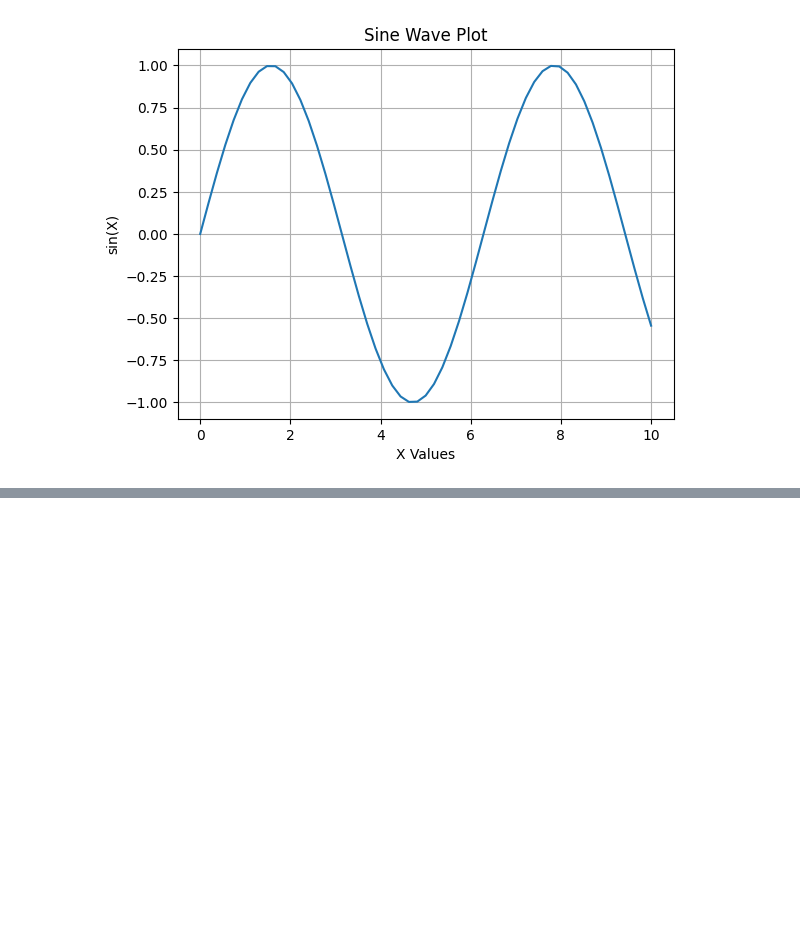
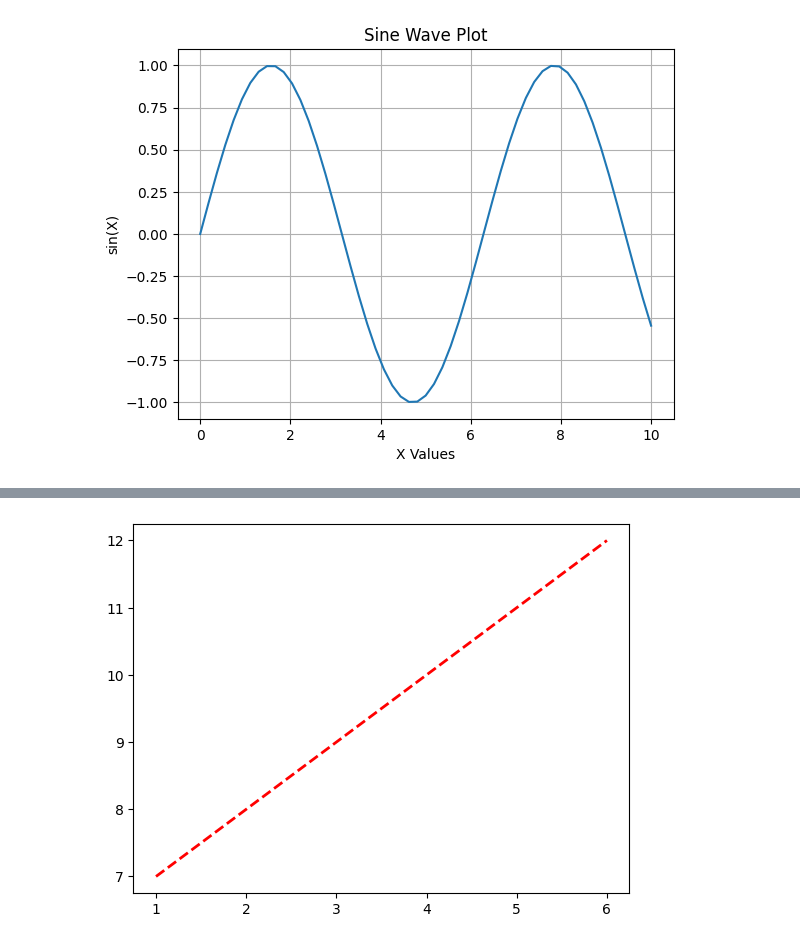
Before and after one commit to MuthuswamyNadar/Python-DSA, a Jupyter notebook: Practise Python/Module 7 (data-toolKit)/Matplotlib.ipynb, the cells around one changed output, grey strips where cells are left out. Saved outputs shown, nothing was run; the diff lists cells and outputs as text; code cells hidden in the pictures; blank space fills up the shorter version.

```diff
--- a/Practise Python/Module 7 (data-toolKit)/Matplotlib.ipynb
+++ b/Practise Python/Module 7 (data-toolKit)/Matplotlib.ipynb
@@ -170,0 +193,6 @@ plt.show()  # This will show the plot window
+# %%
+# making the basic plot
+plt.plot(x,y,color='red',linestyle='--',linewidth=2)
+plt.show()
+# %% [output]
+[figure, added]
```
Also changed, not shown: parts of 7 cells of this notebook.
